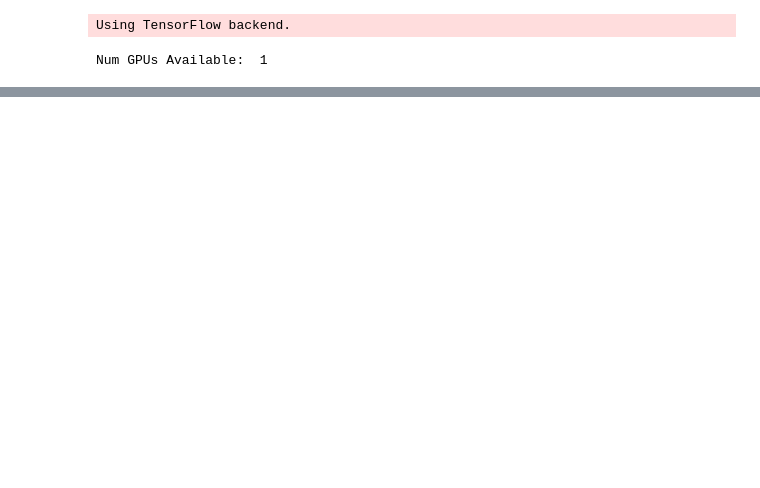
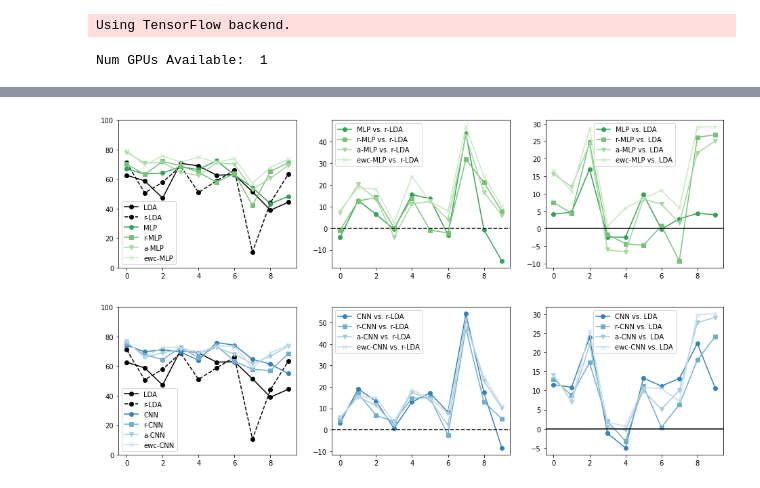
Before and after one commit to yuniteh/adaptive, a Jupyter notebook: python/main.ipynb, the cells around one changed output, grey strips where cells are left out. Drawn from its saved outputs; the diff is of its cells as text; code cells hidden in the pictures; blank space fills up the shorter version.

```diff
--- a/python/main.ipynb
+++ b/python/main.ipynb
@@ -19,7 +19,7 @@ Num GPUs Available:  1
 # %%
 path = 'C:/Users/yteh/Documents/work/necal/home data/TR58/DATA/MAT/'
 all_files = os.listdir(path)
-train_file = all_files[0]
+train_file = all_files[1]
 train_file2 = all_files[1]
 ft= 'feat'
 # %%
@@ -256,0 +199,47 @@ for mod in range(1,3):
+# %%
+lda_i = [0, 5]
+cnn_i = [2, 12, 7, 9]
+mlp_i = [1, 11, 6, 8]
+# cnn_i = [2, 12, 9]
+# mlp_i = [1, 11, 8]
+nn_i = np.vstack((mlp_i,cnn_i))
+
+colors =  cm.get_cmap('tab20c')
+c = np.empty((20,4))
+for i in range(20):
+    c[i,:] = colors(i*1/20)
+
+mlp_c = np.vstack((c[8,:],c[9,:],c[10,:],c[11,:]))
+cnn_c = np.vstack((c[0,:],c[1,:],c[2,:],c[3,:]))
+nn_c = np.stack((mlp_c,cnn_c))
+lda_c = ['ko-','ko--']
+nn_m = ['o-','s-','v-','x-']
+# %%
+mask = ~np.isnan(rlda_acc)
+
+for mod in range(nn_i.shape[0]):
+    i_ = nn_i[mod,...]
+    fig,ax = plt.subplots(1,3,figsize=(16,4))
+
+    for i in range(len(lda_i)):
+        ax[0].plot(acc_all[mask[:,lda_i[i]],lda_i[i]], lda_c[i])
+    for i in range(len(i_)):
+        ax[0].plot(acc_all[mask[:,i_[i]],i_[i]], nn_m[i], color=nn_c[mod,i,:])
+        ax[1].plot(rlda_acc[mask[:,i_[i]],i_[i]], nn_m[i], color=nn_c[mod,i,:])
+        ax[2].plot(lda_acc[mask[:,i_[i]],i_[i]], nn_m[i], color=nn_c[mod,i,:])
+
+    if mod == 0:
+        ax[0].legend(['LDA', 'r-LDA', 'MLP', 'r-MLP', 'a-MLP', 'ewc-MLP'])
+        ax[1].legend(['MLP vs. r-LDA', 'r-MLP vs. r-LDA', 'a-MLP vs. r-LDA', 'ewc-MLP vs. r-LDA'])
+        ax[2].legend(['MLP vs. LDA', 'r-MLP vs. LDA', 'a-MLP vs. LDA', 'ewc-MLP vs. LDA'])
+    else:
+        ax[0].legend(['LDA', 'r-LDA', 'CNN', 'r-CNN', 'a-CNN', 'ewc-CNN'])
+        ax[1].legend(['CNN vs. r-LDA', 'r-CNN vs. r-LDA', 'a-CNN vs. r-LDA', 'ewc-CNN vs. r-LDA'])
+        ax[2].legend(['CNN vs. LDA', 'r-CNN vs. LDA', 'a-CNN vs. LDA', 'ewc-CNN vs. LDA'])
+
+    ax[0].set_ylim([0,100])
+    ax[1].axhline(0, ls = '--',color='black')
+    ax[2].axhline(0, color='black')
+# %% [output]
+[figure, added]
+[figure, added]
```
Also changed, not shown: parts of 6 cells of this notebook, 2 other files.
